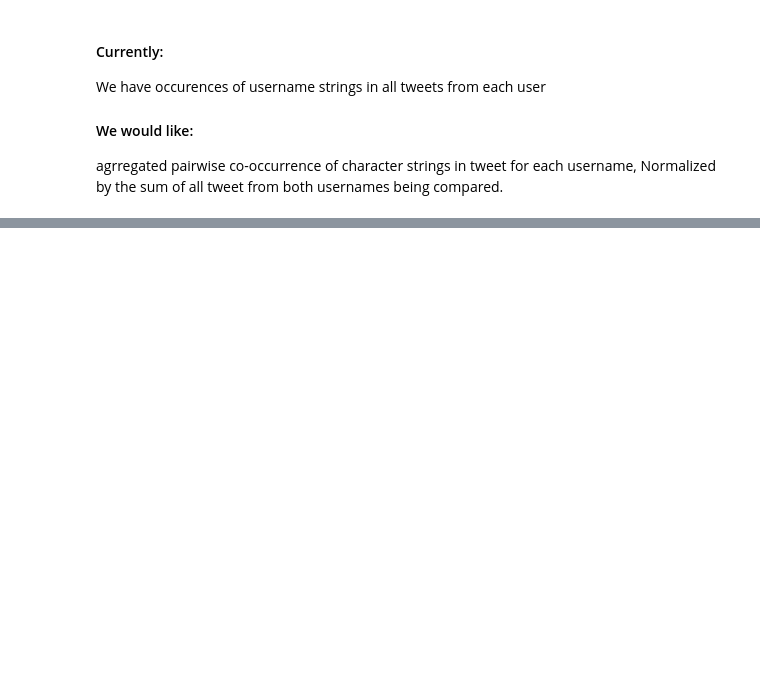
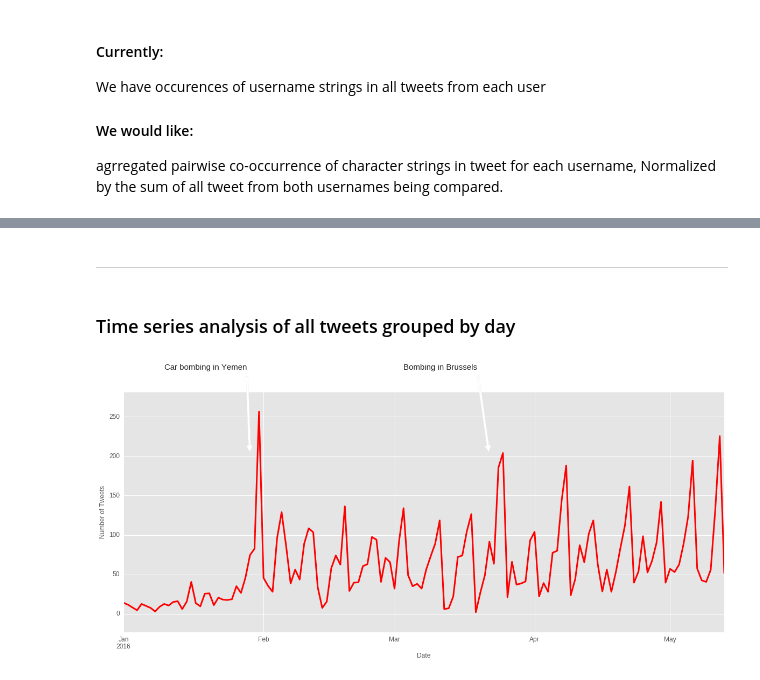
Before and after one commit to patricknieto/ISIS-Social-Network, a Jupyter notebook: ISIS_tweets.ipynb, the cells around one changed output, grey strips where cells are left out. Cells and saved outputs as stored; diff of their text form; code cells hidden in the pictures; blank space fills up the shorter version.

```diff
--- a/ISIS_tweets.ipynb
+++ b/ISIS_tweets.ipynb
@@ -26,3 +32,5 @@ plt.style.use('ggplot')
 # Load ISIS data set and clean tweets
 # %%
 df = pd.read_csv('/media/patrick/MY_EXTERNAL/ISIS/tweets.csv', parse_dates= [6])
+# %%
+df.username = df.username.str.lower()
@@ -178,0 +453,59 @@ agrregated pairwise co-occurrence of character strings in tweet for each usernam
+# %% [markdown]
+-----
+# %% [markdown]
+### Time series analysis of all tweets grouped by day
+# %%
+perhr = df.set_index(pd.DatetimeIndex(df['time'])).resample('12H', how='count').resample('D', how='mean')
+# %%
+fig, ax = plt.subplots(figsize = (20,8))
+
+perhr['2016-01-01':].numberstatuses.plot(ax = ax, color="r", fontsize=12)
+
+yemen = '2016-01-29'
+brussels = '2016-03-22'
+
+
+# ax.plot(yemen,183,color = 'r',
+#         marker = 'o',
+#         markersize = 20,
+#         linestyle = '',
+#        markeredgewidth = 1.5
+#        )
+
+# ax.plot(brussels,183,color = 'r',
+#         marker = 'v',
+#         markersize = 20,
+#         linestyle = '',
+#        markeredgewidth = 1.5
+#        )
+
+
+ax.annotate('Bombing in Brussels',xy=(brussels, 200),xytext=('2016-03-03', 310),
+            arrowprops=dict(facecolor='white', shrink=0.05), size=15)
+
+ax.annotate('Car bombing in Yemen',xy=(yemen, 200),xytext=('2016-01-10', 310),
+            arrowprops=dict(facecolor='white', shrink=0.05),size=15)
+
+ax.margins(None,0.1)
+# ax.legend(['Tweets','Car bomb in Yemen','Bombing in Brussels'], loc = 'upper left', bbox_to_anchor=(0, 0.9),
+#           numpoints = 1, labelspacing = 3.5, fontsize = 18)
+ax.set_xlabel('Date')
+ax.set_ylabel('Number of Tweets')
+#ax.set_title('Frequency of ISIS Tweets in 2016')
+
+# ax.spines['bottom'].set_color('w')
+# ax.spines['top'].set_color('w')
+# ax.spines['right'].set_color('w')
+# ax.spines['left'].set_color('w')
+
+# ax.tick_params(axis='x', colors='w')
+# ax.tick_params(axis='y', colors='w')
+
+# ax.yaxis.label.set_color('w')
+# ax.xaxis.label.set_color('w')
+
+# ax.set_axis_bgcolor('w')
+fig.savefig('temp.png')
+plt.show()
+# %% [output]
+[figure, added]
```
Also changed, not shown: parts of 65 cells of this notebook, 10 other files.
